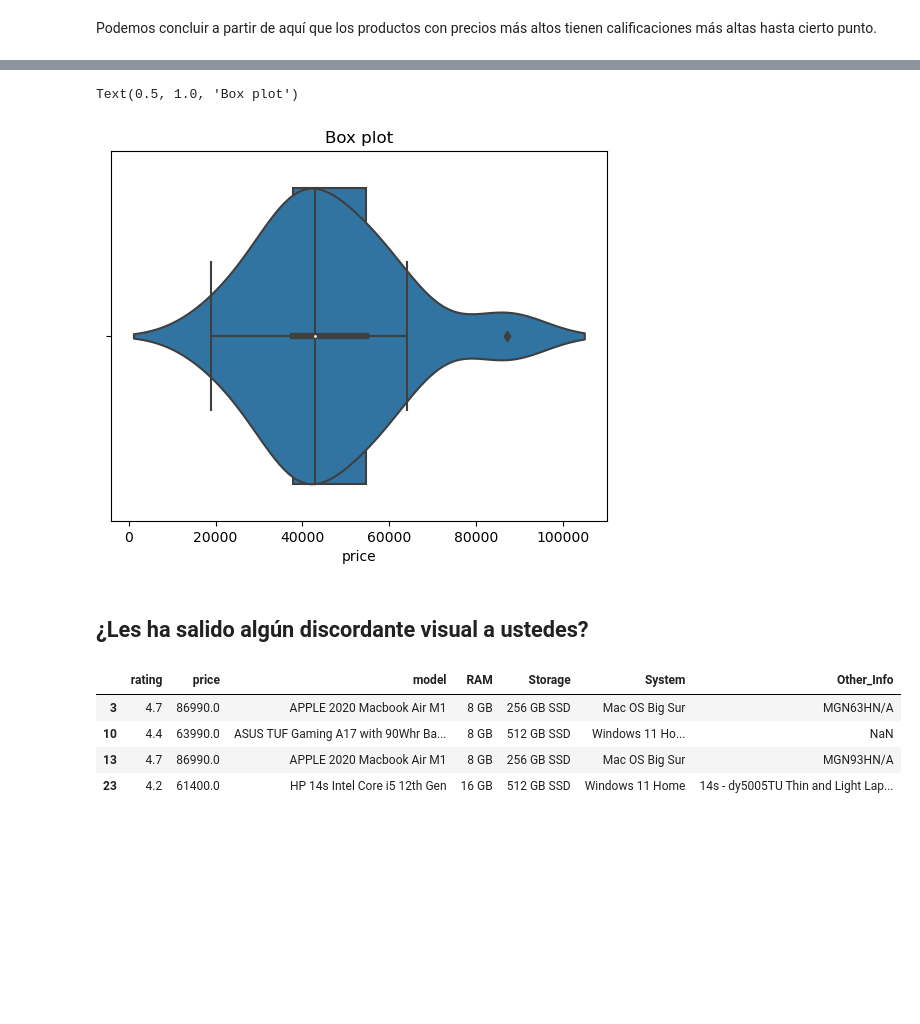
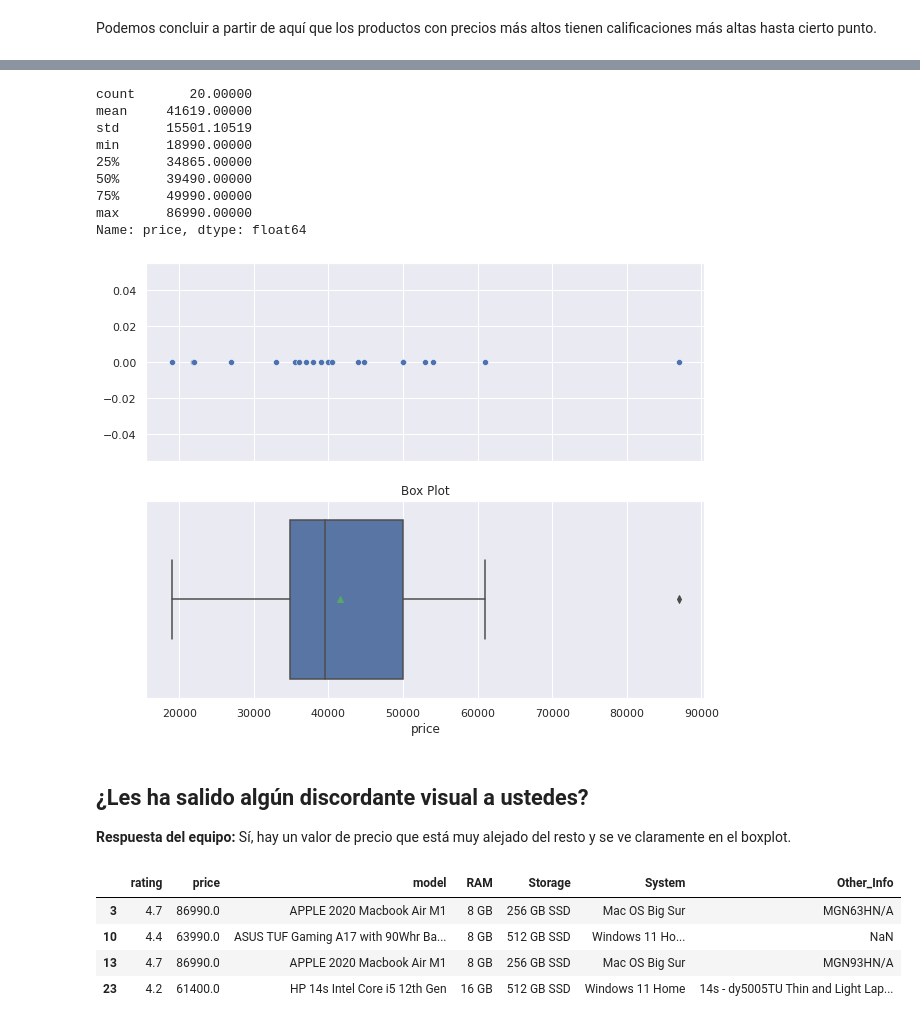
Before and after one commit to SalRmz/DCDP, a Jupyter notebook: 01 Programación en Python/notebooks/exercises/Practica5_Estadistica.ipynb, the cells around one changed output, grey strips where cells are left out. Saved outputs shown, nothing was run; the diff lists cells and outputs as text; code cells hidden in the pictures; blank space fills up the shorter version.

```diff
--- a/01 Programación en Python/notebooks/exercises/Practica5_Estadistica.ipynb
+++ b/01 Programación en Python/notebooks/exercises/Practica5_Estadistica.ipynb
@@ -696,5 +699,11 @@ Other_Info object
 # %% [markdown]
 Modifiquemos la columna de precio y rating para que sean de tipo numerico
 # %%
-#<COMPLETA>
+# laptop_df['price'].str.replace(',','').astype(int)
+# o bien:
+# pd.to_numeric(laptop_df['price'].str.replace(',',''))
+
+laptop_df['price'] = laptop_df['price'].str.replace(',','').astype(float)
+
+laptop_df['rating'] = pd.to_numeric(laptop_df['rating'])
 # %%
@@ -766,10 +791,34 @@ Podemos concluir a partir de aquí que los productos con precios más altos tien
 # %%
-#<COMPLETA>
+# para una figura con un solo plot sería:
+#fig, ax = plt.subplots(figsize=(10,4))
+
+# para dos plots en una figura (que comparten eje x):
+fig, ax = plt.subplots(2,1,figsize=(10,8), sharex=True)
+
+sns.scatterplot(x=laptop_df.price.sort_values(), y=0, ax=ax[0])
+
+# boxplot que muestra la media (ax[1] es para que use el segundo plot en la figura)
+sns.boxplot(x=laptop_df.price,showmeans=True, ax=ax[1]) # usamos showmeans para que aparezca el punto donde se encuentra la media
+
+ax[1].set(title='Box Plot')
+
+# imprimimos describe de price para comprar con la gráfica de caja
+laptop_df.price.describe()
 # %% [output]
-Text(0.5, 1.0, 'Box plot')
+count       20.00000
+mean     41619.00000
+std      15501.10519
+min      18990.00000
+25%      34865.00000
+50%      39490.00000
+75%      49990.00000
+max      86990.00000
+Name: price, dtype: float64
-[figure, old version]
+[figure, new version]
 # %% [markdown]
 ## ¿Les ha salido algún discordante visual a ustedes?
+
+**Respuesta del equipo:** Sí, hay un valor de precio que está muy alejado del resto y se ve claramente en el boxplot.
 # %%
 #<COMPLETA>
 # %% [output]
```
Also changed, not shown: parts of 11 cells of this notebook.
